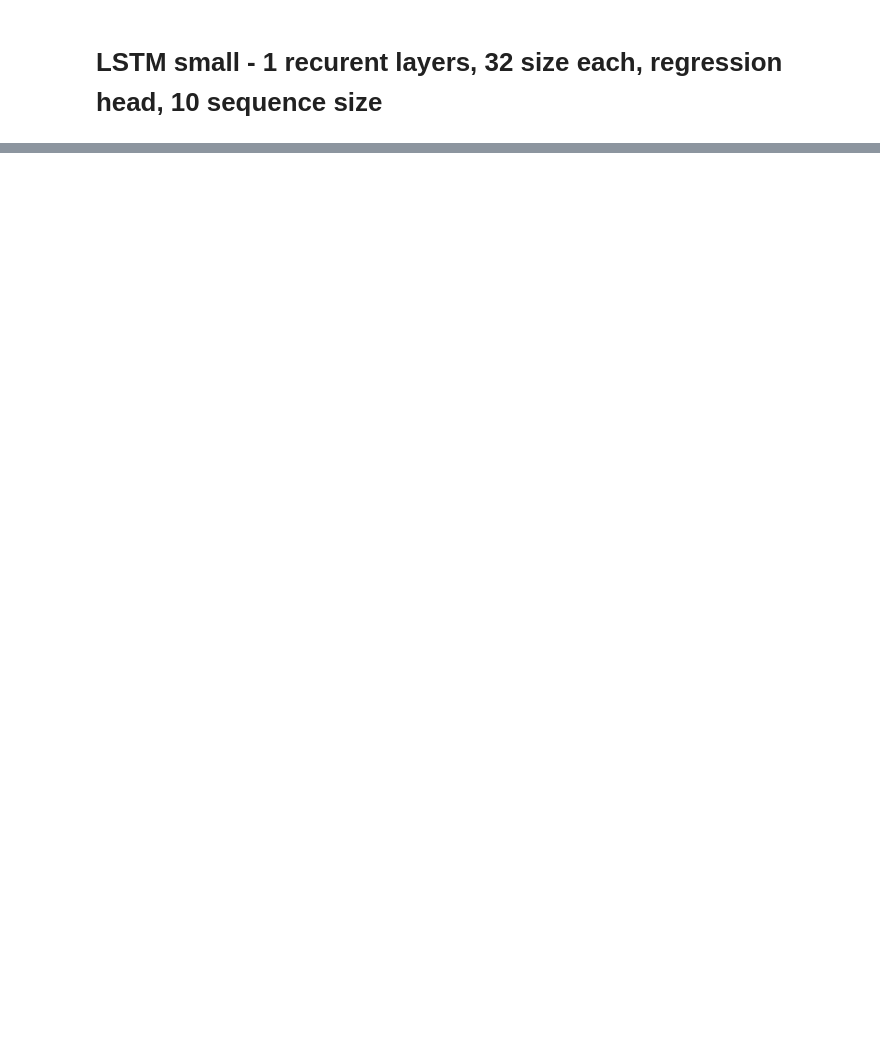
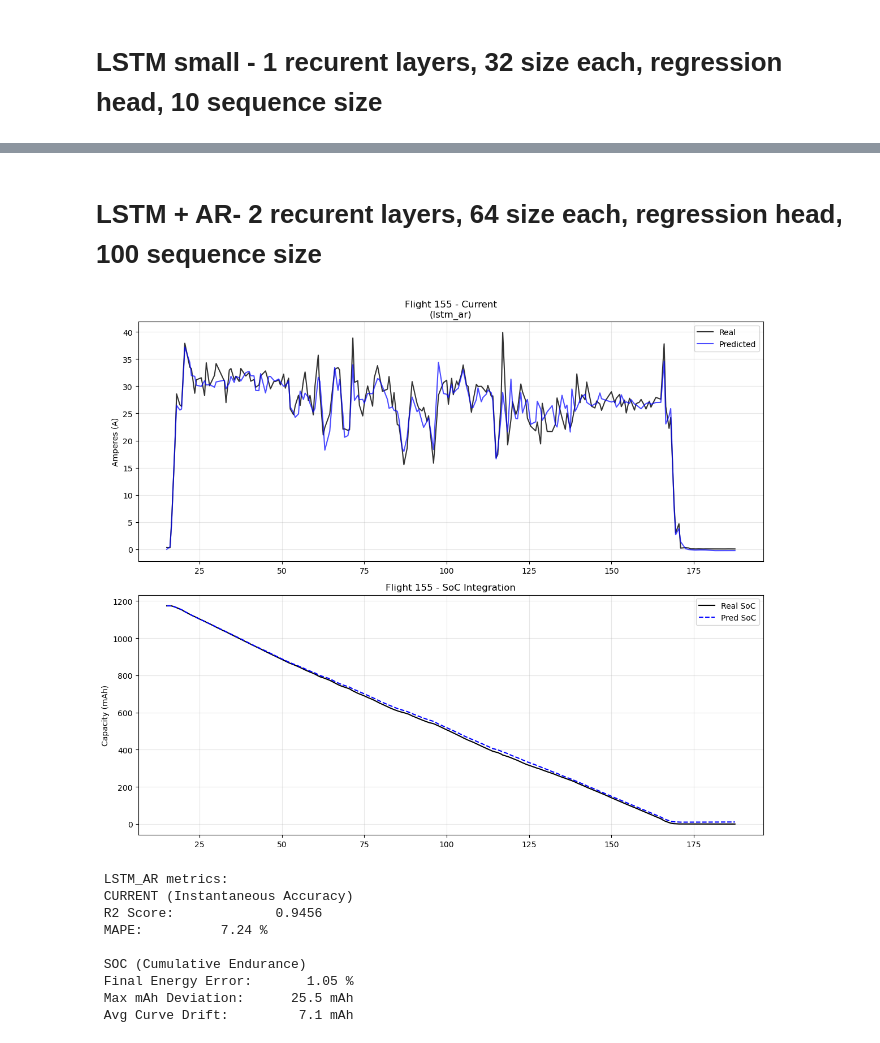
Before and after one commit to Valentine-456/forecasting-ml, a Jupyter notebook: notebooks/Models_comparison.ipynb, the cells around one changed output, grey strips where cells are left out. Drawn from its saved outputs; the diff is of its cells as text; code cells hidden in the pictures; blank space fills up the shorter version.

```diff
--- a/notebooks/Models_comparison.ipynb
+++ b/notebooks/Models_comparison.ipynb
@@ -367,0 +368,57 @@ print_metrics(model_name, curr_m, soc_m)
+# %% [markdown]
+# LSTM + AR- 2 recurent layers, 64 size each, regression head, 100 sequence size
+# %%
+# Split
+cfg = load_config("LSTM_AR.yaml")
+model_name = cfg["model"]["name"]
+
+bundle = torch.load(MODELS_DIR / f"{model_name}.pth", map_location="cpu")
+lstm_features = bundle["features"]
+model_cfg = bundle["model_config"]
+seq_len = int(model_cfg["seq_len"])
+
+model = LSTMModel(
+    input_dim=len(lstm_features),
+    hidden_size=int(model_cfg["hidden_size"]),
+    num_layers=int(model_cfg["num_layers"]),
+    dropout=float(model_cfg["dropout"]),
+)
+
+model.load_state_dict(bundle["model_state_dict"])
+device = "cuda" if torch.cuda.is_available() else "cpu"
+model = model.to(device).eval()
+
+scalers = Scalers.from_dict(bundle["scalers"])
+
+pred_df = predict_on_df(
+    model=model,
+    df=test_df,
+    features=lstm_features,
+    scalers=scalers,
+    seq_len=seq_len,
+    device=device,
+    target_col="battery_current",
+)
+
+test_df_lstm = test_df.merge(
+    pred_df[["flight", "time", "battery_current_pred"]],
+    on=["flight", "time"],
+    how="left",
+).dropna(subset=["battery_current_pred"]).copy()
+
+plot_flight_results(test_df_lstm, PLOT_FLIGHT_ID, model_name=model_name)
+
+curr_m = battery_current_metrics(test_df_lstm)
+soc_m = battery_soc_metrics(test_df_lstm)
+print_metrics(model_name, curr_m, soc_m)
+# %% [output]
+[figure, added]
+ LSTM_AR metrics:
+ CURRENT (Instantaneous Accuracy)
+ R2 Score:             0.9456
+ MAPE:          7.24 %
+
+ SOC (Cumulative Endurance)
+ Final Energy Error:       1.05 %
+ Max mAh Deviation:      25.5 mAh
+ Avg Curve Drift:         7.1 mAh
```
Also changed, not shown: parts of 9 cells of this notebook, 5 other files.
